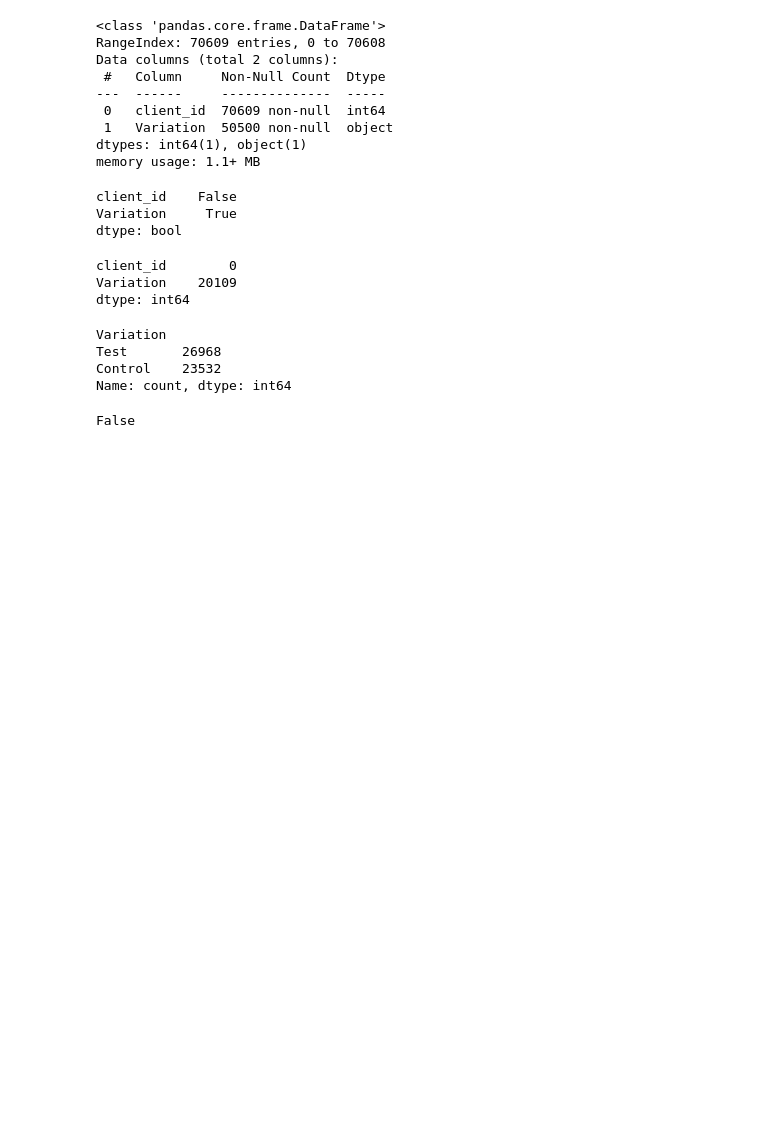
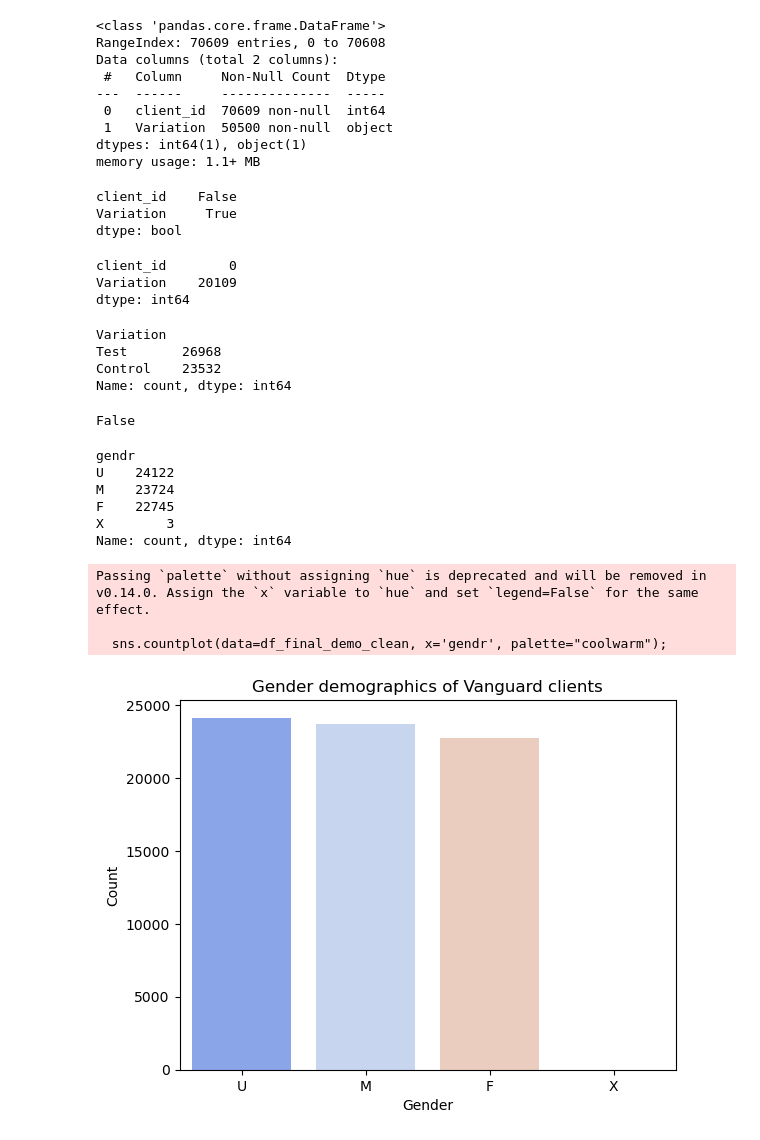
Before and after one commit to TimoLischke/Vanguard_project, a Jupyter notebook: Vanguard_project_data_cleaning.ipynb, the cells around one changed output. Cells and saved outputs as stored; diff of their text form; code cells hidden in the pictures; blank space fills up the shorter version.

```diff
--- a/Vanguard_project_data_cleaning.ipynb
+++ b/Vanguard_project_data_cleaning.ipynb
@@ -335,3 +335,30 @@ False
 # %%
 # Safe cleaned dataframe "df_final_experiment_clients" (there was no cleaning necessary):
 df_final_experiment_clients.to_csv('df_final_experiment_clients.csv', index=False) # This shall only be done once !
+# %%
+# Check Gender Column
+df_final_demo_clean["gendr"].value_counts()
+# %% [output]
+gendr
+U    24122
+M    23724
+F    22745
+X        3
+Name: count, dtype: int64
+# %%
+# Gender Distribution plotted
+sns.countplot(data=df_final_demo_clean, x='gendr', palette="coolwarm");
+plt.xlabel("Gender")
+plt.ylabel("Count")
+plt.title("Gender demographics of Vanguard clients")
+
+# Safe the plot (needs to be done first, before showing it!)
+plt.savefig("Vanguard_clients_gender.png", dpi=300)
+####  ONLY RUN ONCE !!!! ####
+
+plt.show()
+# %% [output]
+Passing `palette` without assigning `hue` is deprecated and will be removed in v0.14.0. Assign the `x` variable to `hue` and set `legend=False` for the same effect.
+
+  sns.countplot(data=df_final_demo_clean, x='gendr', palette="coolwarm");
+[figure, added]
```
Also changed, not shown: 4 other files.
